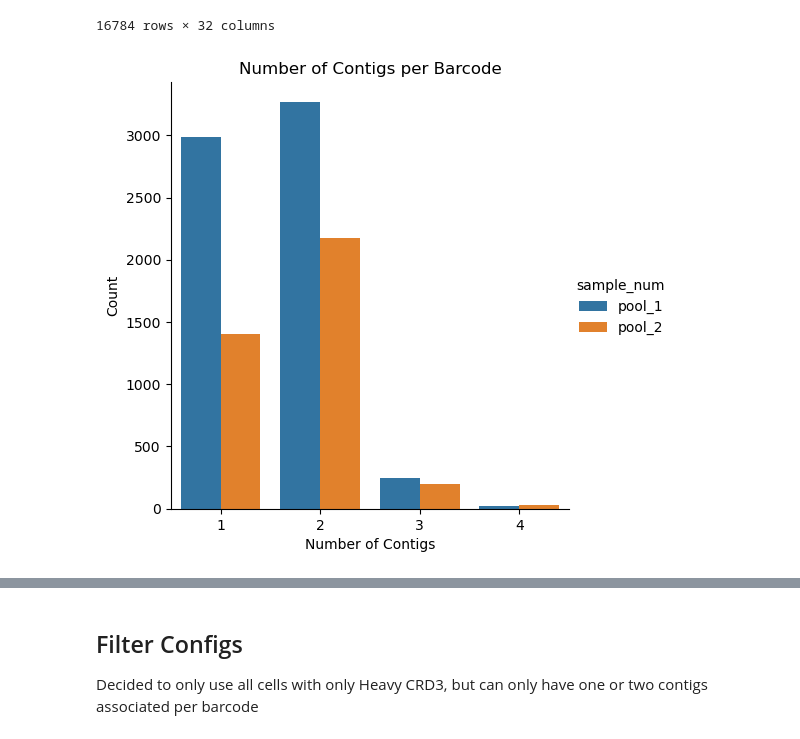
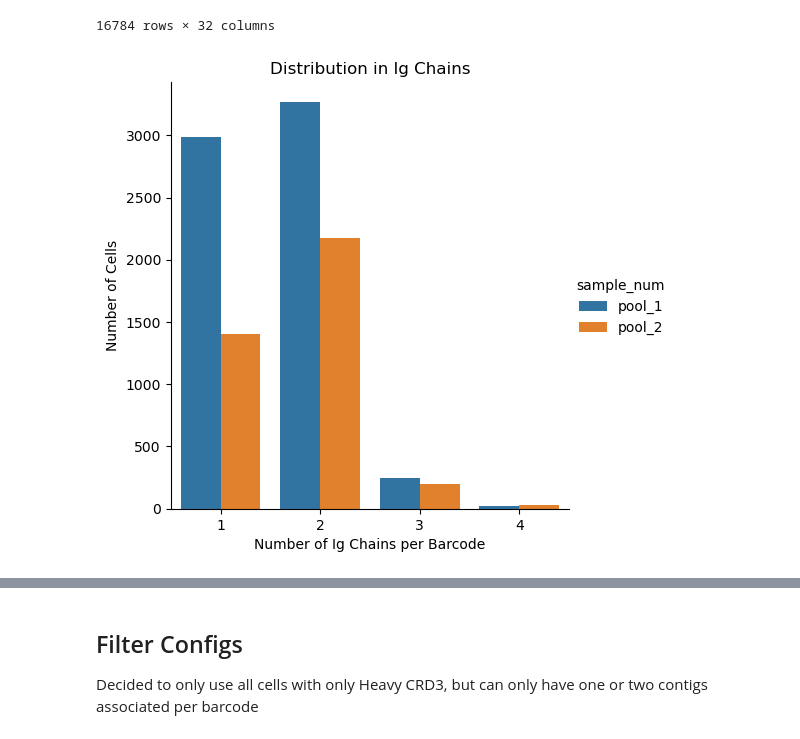
Before and after one commit to wkwong-henlix/10X_bcr_sequence_analysis, a Jupyter notebook: ILT4/set1_10062022/set1.ipynb, the cells around one changed output, grey strips where cells are left out. Cells and saved outputs as stored; diff of their text form; code cells hidden in the pictures.

```diff
--- a/ILT4/set1_10062022/set1.ipynb
+++ b/ILT4/set1_10062022/set1.ipynb
@@ -54,13 +54,13 @@ config
 # %%
 barcode_counts =  config.groupby(['sample_num', 'barcode']).count()[["is_cell"]].reset_index()
 
 num_of_contigs_per_barcode = barcode_counts.groupby(['sample_num', "is_cell"]).count().reset_index()
 num_of_contigs_per_barcode = num_of_contigs_per_barcode.rename(columns={"is_cell":"num_contigs", "barcode":"count"})
 
 sns.catplot(data=num_of_contigs_per_barcode,
            x="num_contigs", y="count", hue="sample_num",
-           kind="bar").set(title="Number of Contigs per Barcode",
-                           xlabel="Number of Contigs",
-                           ylabel="Count");
+           kind="bar").set(title="Distribution in Ig Chains",
+                           xlabel="Number of Ig Chains per Barcode",
+                           ylabel="Number of Cells");
 # %% [output]
-[figure, old version]
+[figure, new version]
```
Also changed, not shown: parts of 50 cells of this notebook.
